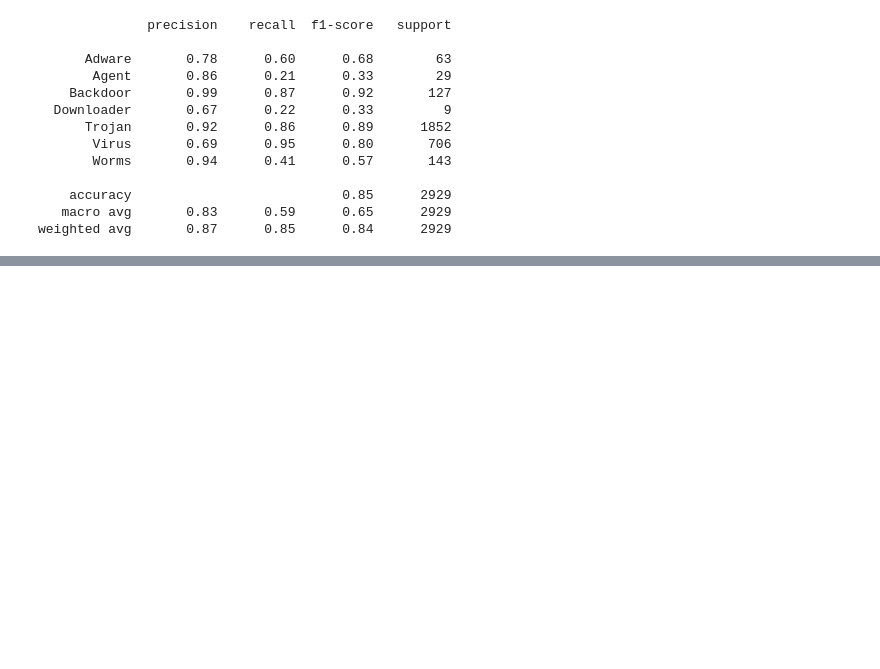
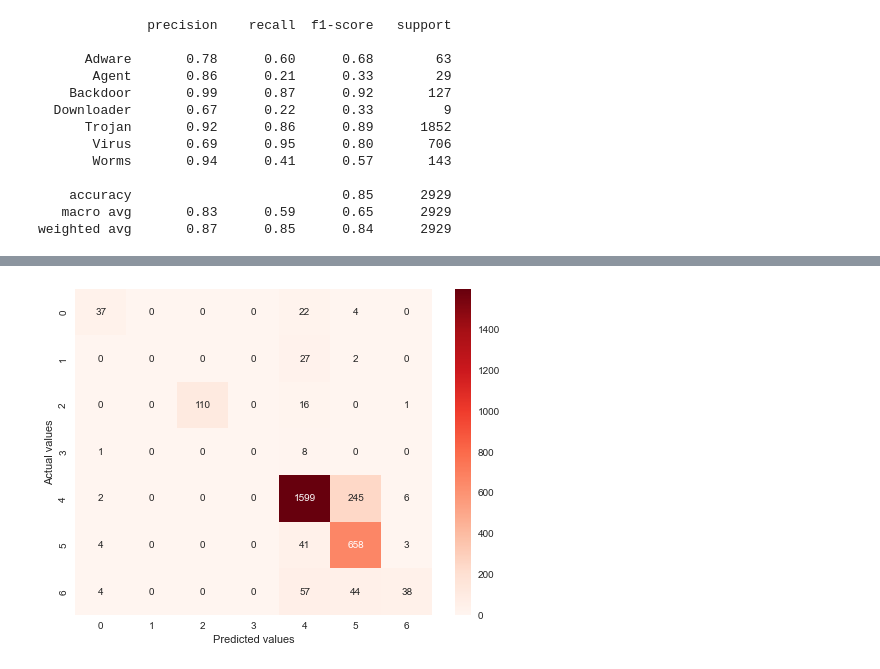
Before and after one commit to JosePabloPonce/laboratorio-3-security-data-science, a Jupyter notebook: lab3.ipynb, the cells around one changed output, grey strips where cells are left out. Saved outputs shown, nothing was run; the diff lists cells and outputs as text; code cells hidden in the pictures; blank space fills up the shorter version.

```diff
--- a/lab3.ipynb
+++ b/lab3.ipynb
@@ -153,0 +171,9 @@ weighted avg       0.87      0.85      0.84      2929
+# %%
+#Create a svm Classifier
+clf = svm.SVC(kernel='linear') # Linear Kernel
+
+#Train the model using the training sets
+clf.fit(X_train, y_train)
+
+#Predict the response for test dataset
+predictions = clf.predict(X_test)
@@ -153,0 +186,2 @@ weighted avg       0.87      0.85      0.84      2929
+# %%
+confusionMatrix = confusion_matrix(y_test, predictions)
@@ -153,0 +198,8 @@ weighted avg       0.87      0.85      0.84      2929
+# %%
+plt.figure(figsize=(8,6))
+sns.heatmap(confusionMatrix,annot=True,cmap='Reds',fmt='.0f')
+plt.xlabel('Predicted values')
+plt.ylabel('Actual values')
+plt.show()
+# %% [output]
+[figure, added]
```
Also changed, not shown: parts of 16 cells of this notebook.
